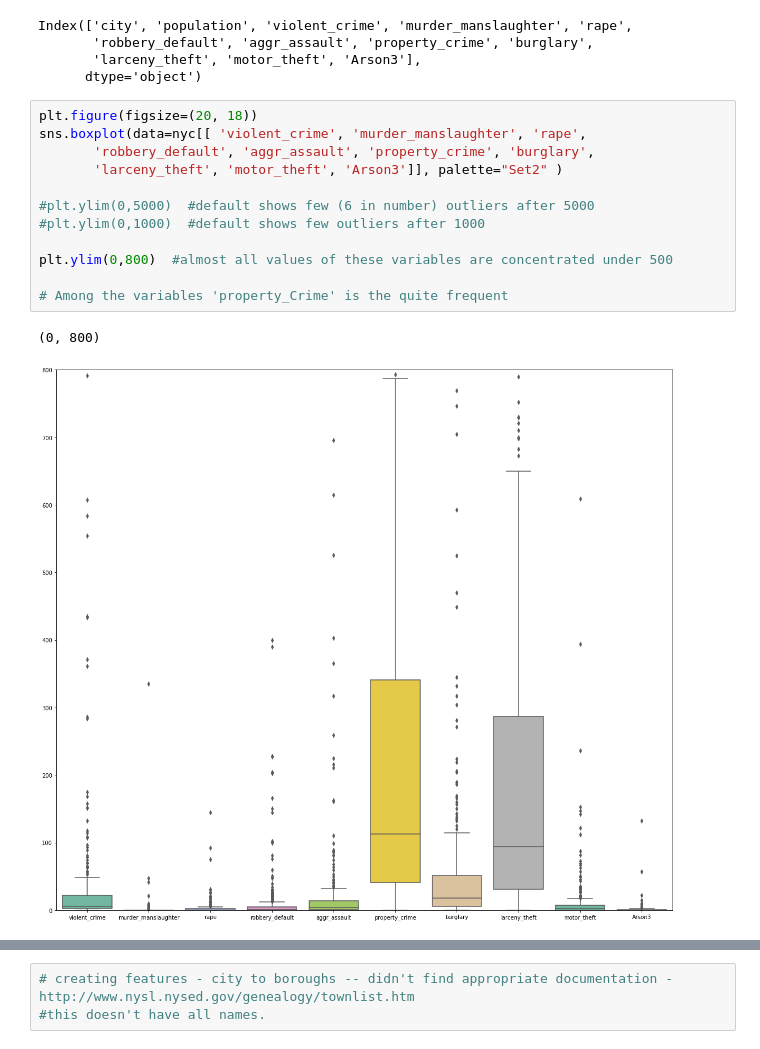
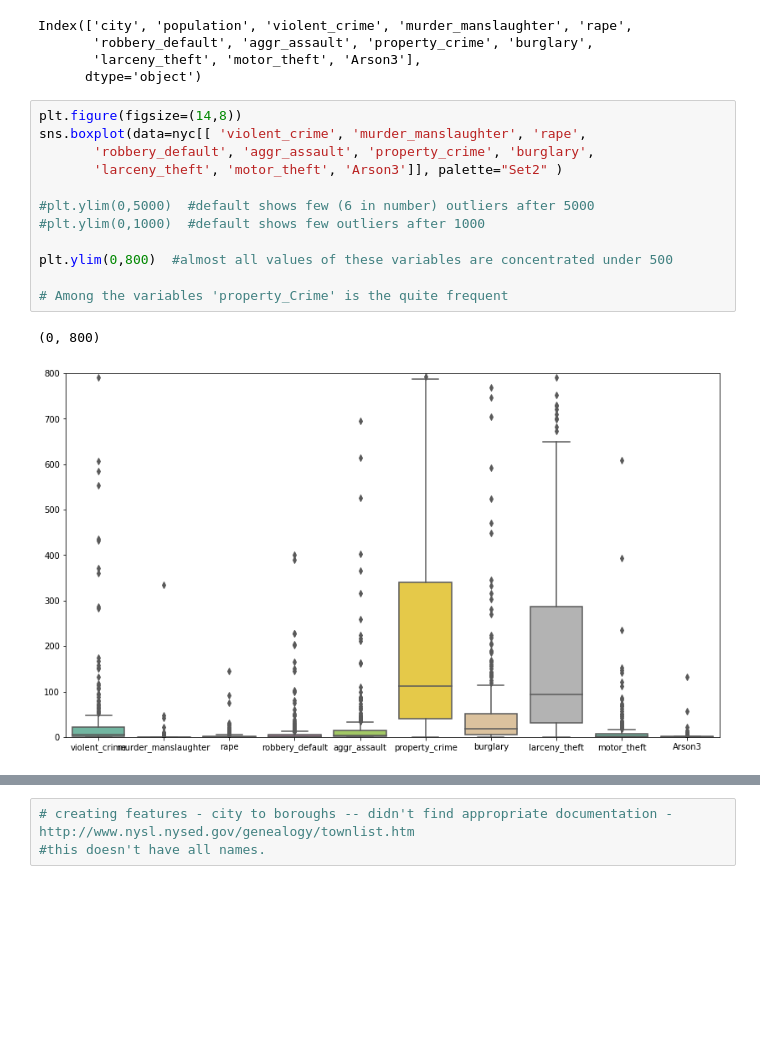
Before and after one commit to PriyankaBiswas/Data-Science, a Jupyter notebook: Unit2_SL/NYCrime/crime_regression_mymodel.ipynb, the cells around one changed output, grey strips where cells are left out. Cells and saved outputs as stored; diff of their text form; blank space fills up the shorter version.

```diff
--- a/Unit2_SL/NYCrime/crime_regression_mymodel.ipynb
+++ b/Unit2_SL/NYCrime/crime_regression_mymodel.ipynb
@@ -91,20 +98,20 @@ Index(['city', 'population', 'violent_crime', 'murder_manslaughter', 'rape',
        'larceny_theft', 'motor_theft', 'Arson3'],
       dtype='object')
 # %%
-plt.figure(figsize=(20, 18))
+plt.figure(figsize=(14,8))
 sns.boxplot(data=nyc[[ 'violent_crime', 'murder_manslaughter', 'rape',
        'robbery_default', 'aggr_assault', 'property_crime', 'burglary',
        'larceny_theft', 'motor_theft', 'Arson3']], palette="Set2" )
 
 #plt.ylim(0,5000)  #default shows few (6 in number) outliers after 5000
 #plt.ylim(0,1000)  #default shows few outliers after 1000
 
 plt.ylim(0,800)  #almost all values of these variables are concentrated under 500
 
 # Among the variables 'property_Crime' is the quite frequent
 # %% [output]
 (0, 800)
-[figure, old version]
+[figure, new version]
 # %%
 # Taking a closer look at the variables
 
```
Also changed, not shown: parts of 28 cells of this notebook.
